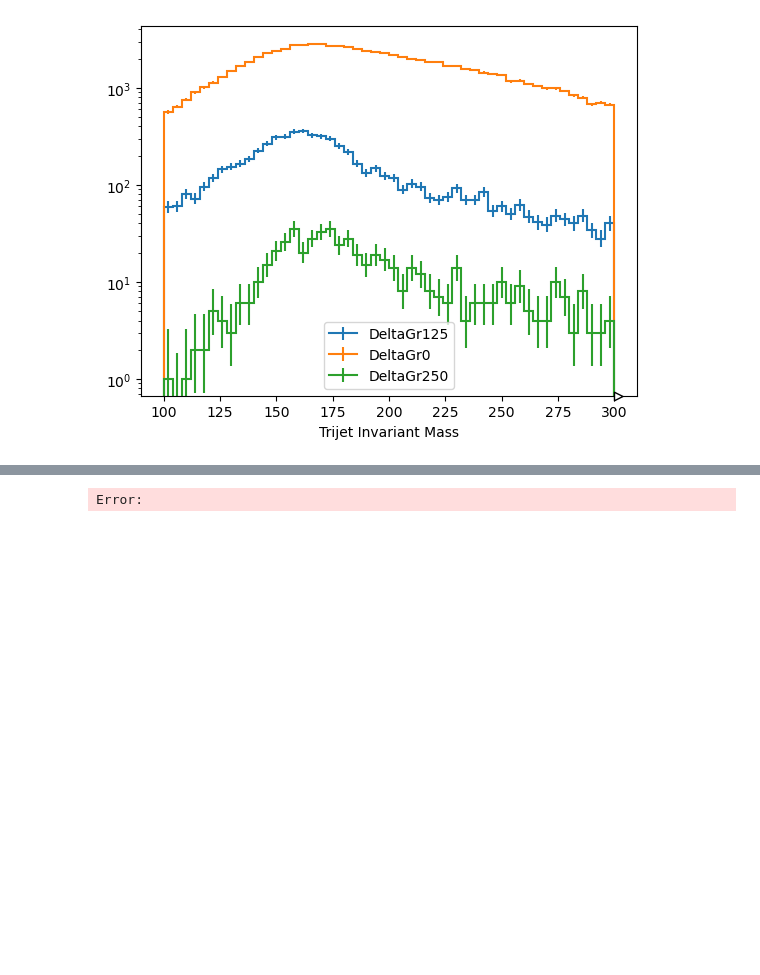
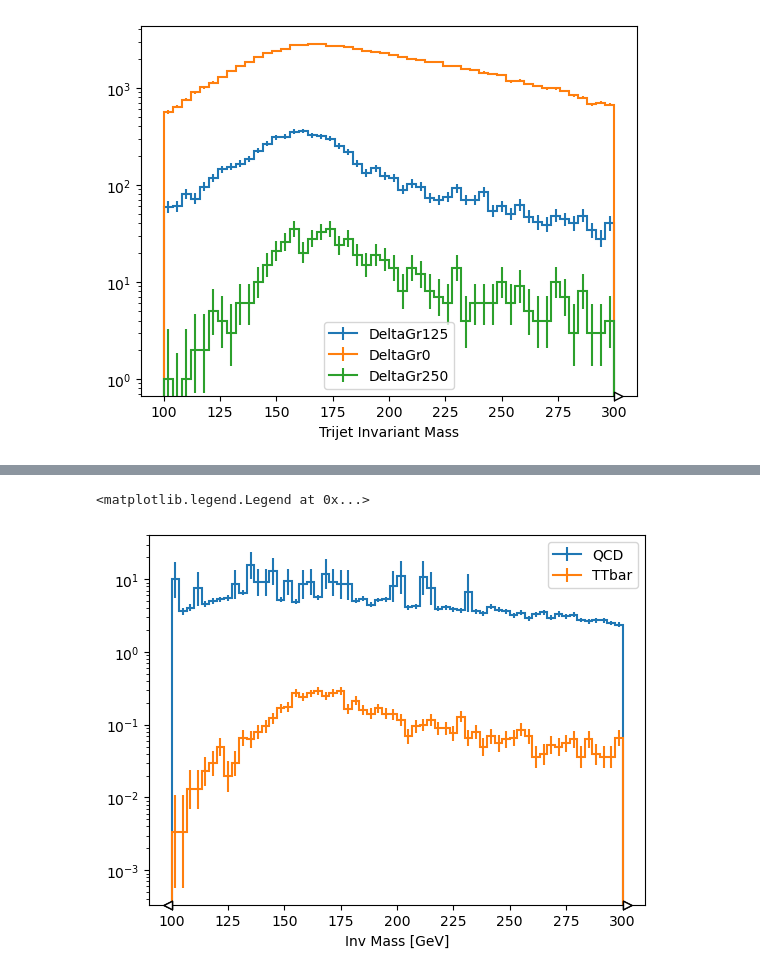
Before and after one commit to akanugan/MultiJets, a Jupyter notebook: run3_ntuplizer.ipynb, the cells around one changed output, grey strips where cells are left out. Saved outputs shown, nothing was run; the diff lists cells and outputs as text; code cells hidden in the pictures; blank space fills up the shorter version.

```diff
--- a/run3_ntuplizer.ipynb
+++ b/run3_ntuplizer.ipynb
@@ -403,5 +317,43 @@ Done with QCD_PT-3200
-# %%
-dask_hist_mass.compute().plot1d()
-plt.yscale('log')
-# %% [output]
-Error:
+# %%
+def fill_cut_hist(tmp_hist, ev, label):
+    overallcut = (ev.HT > 550)
+    cut_events = ev[overallcut]
+    cut = (cut_events.Trijet.masym < 0.15) & (cut_events.Trijet.mds < 0.175) & (cut_events.Trijet.delta > 250)
+    tmp_hist.fill(ak.flatten(cut_events.Trijet[cut].mass), "Cut", weight=weights[label])
+
+dask_hist_mass =  (
+    hda.Hist.new.Reg(60, 100, 300, name="mass_qcd", label="Inv Mass [GeV]")
+    .StrCat(["Full","Cut"], name='dataset')
+    .Weight()
+)
+
+for ky in x_sections.keys():
+    if ky not in ['TTto4Q']:
+        dask_hist_mass.fill(ak.flatten(good_qcd_events[ky].Trijet.mass), "Full", weight=weights[ky])
+        fill_cut_hist(dask_hist_mass, good_qcd_events[ky], ky)
+        # overallcut = (ev.HT > 550)
+        # cut_events = ev #[overallcut]
+        # cut = (cut_events.Trijet.masym < 0.15) & (cut_events.Trijet.mds < 0.175) #& (cut_events.Trijet.delta > 250)
+        # tmp_hist.fill(ak.flatten(cut_events.Trijet.mass), "Cut", weight=weights[label])
+
+
+dask_hist_mass_tt =  (
+    hda.Hist.new.Reg(60, 100, 300, name="mass_tt", label="Inv Mass [GeV]")
+    .StrCat(["Full","Cut"], name='dataset')
+    .Weight()
+)
+dask_hist_mass_tt.fill(ak.flatten(good_events.Trijet.mass), "Full", weight=weights['TTto4Q'])
+fill_cut_hist(dask_hist_mass_tt, good_events, 'TTto4Q')
+
+hqm = dask_hist_mass.compute()
+htm = dask_hist_mass_tt.compute()
+# %%
+hqm[:,'Cut'].plot1d(stack=True,label="QCD")
+htm[:,'Cut'].plot1d(stack=True,label="TTbar")
+
+
+plt.yscale('log')
+plt.legend()
+# %% [output]
+<matplotlib.legend.Legend at 0x...>
+[figure, added]
```
Also changed, not shown: parts of 21 cells of this notebook, 1 other file.
